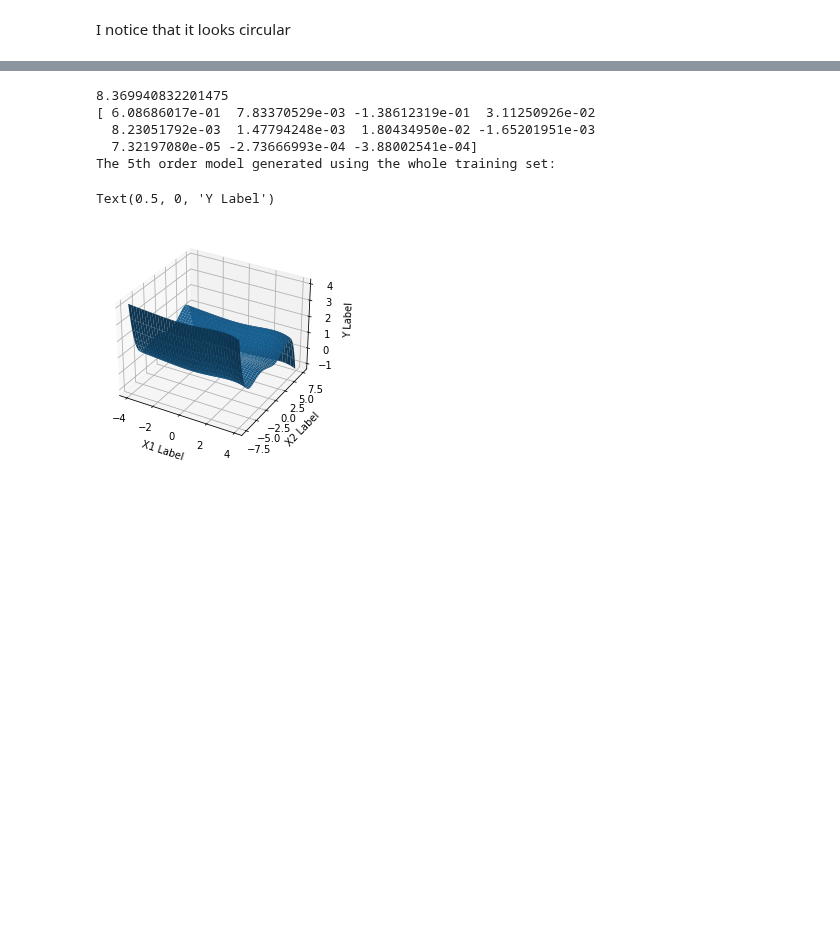
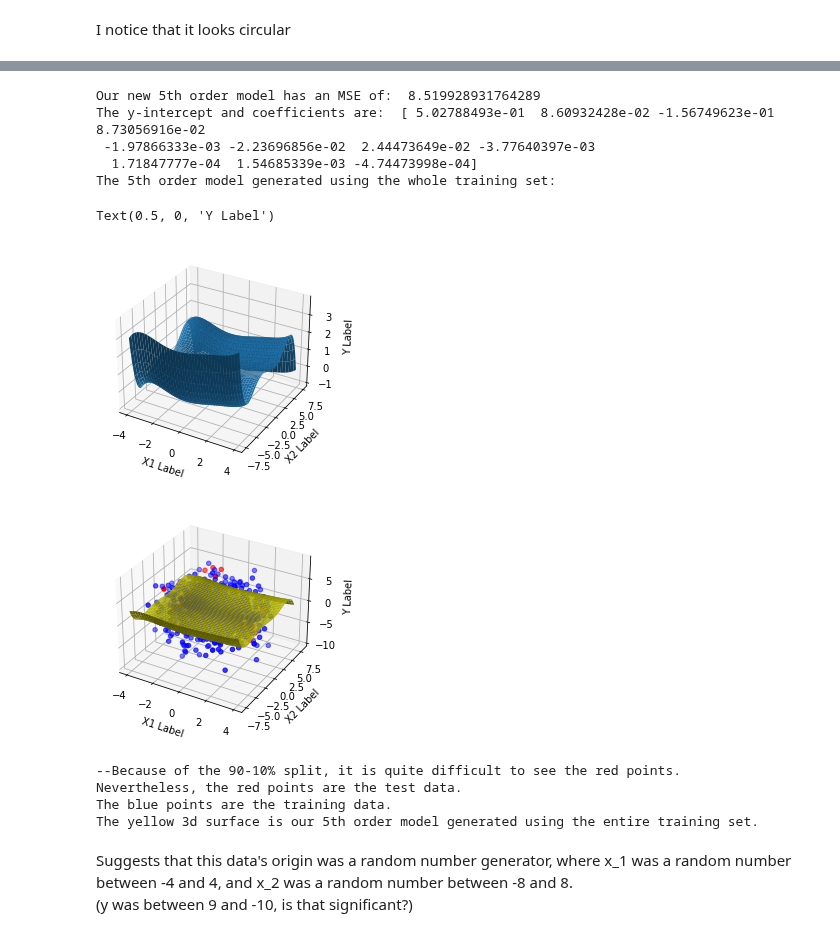
Before and after one commit to sudo-update/proj2-cpsc483, a Jupyter notebook: project2.ipynb, the cells around one changed output, grey strips where cells are left out. Cells and saved outputs as stored; diff of their text form; code cells hidden in the pictures; blank space fills up the shorter version.

```diff
--- a/project2.ipynb
+++ b/project2.ipynb
@@ -301,8 +301,8 @@ X_test = np.hstack((np.ones_like(ytest)[:, np.newaxis],xtest,xtest**2,xtest**3,x
 new_weights = np.linalg.solve(np.dot(X_train.T,X_train),np.dot(X_train.T,ytrain))
 new_pred = np.dot(X_train,new_weights)
 new_loss = ((new_pred - ytrain)**2).mean()
-print (new_loss)
-print (new_weights)
+print ("Our new 5th order model has an MSE of: ", new_loss)
+print ("The y-intercept and coefficients are: ", new_weights)
 print("The 5th order model generated using the whole training set: ")
 def polyEquation(x,y):
     return new_weights[0] + new_weights[1] * x + new_weights[2] * y + new_weights[3] * x**2 + new_weights[4] * y**2 + new_weights[5] * x**3 + new_weights[6] * y**3 + new_weights[7] * x**4 + new_weights[8] * y**4 + new_weights[9] * x**5 + new_weights[10] * y**5
@@ -318,10 +318,38 @@ ax.set_xlabel('X1 Label')
 ax.set_ylabel('X2 Label')
 ax.set_zlabel('Y Label')
 # %% [output]
-8.369940832201475
-[ 6.08686017e-01  7.83370529e-03 -1.38612319e-01  3.11250926e-02
-  8.23051792e-03  1.47794248e-03  1.80434950e-02 -1.65201951e-03
-  7.32197080e-05 -2.73666993e-04 -3.88002541e-04]
+Our new 5th order model has an MSE of:  8.519928931764289
+The y-intercept and coefficients are:  [ 5.02788493e-01  8.60932428e-02 -1.56749623e-01  8.73056916e-02
+ -1.97866333e-03 -2.23696856e-02  2.44473649e-02 -3.77640397e-03
+  1.71847777e-04  1.54685339e-03 -4.74473998e-04]
 The 5th order model generated using the whole training set:
 Text(0.5, 0, 'Y Label')
-[figure, old version]
+[figure, new version]
+# %%
+fig=plt.figure()
+ax = fig.add_subplot(projection='3d')
+ax.scatter(xtrain[:,0], xtrain[:,1], ytrain, color='b')
+ax.scatter(xtest[:,0], xtest[:,1], ytest, color='red')
+ax.set_xlabel('X1 Label')
+ax.set_ylabel('X2 Label')
+ax.set_zlabel('Y Label')
+ax.plot_surface(X,Y,Z, color='y')
+x=np.arange(-4,4,0.05)
+y=np.arange(-7.5,7.5,0.05)
+X,Y=np.meshgrid(x,y)
+z=np.array(polyEquation(np.ravel(X),np.ravel(Y)))
+Z=z.reshape(X.shape)
+plt.show()
+print ("--Because of the 90-10% split, it is quite difficult to see the red points.")
+print ("Nevertheless, the red points are the test data.")
+print ("The blue points are the training data.")
+print ("The yellow 3d surface is our 5th order model generated using the entire training set.")
+# %% [output]
+[figure, added]
+--Because of the 90-10% split, it is quite difficult to see the red points.
+Nevertheless, the red points are the test data.
+The blue points are the training data.
+The yellow 3d surface is our 5th order model generated using the entire training set.
+# %% [markdown]
+Suggests that this data's origin was a random number generator, where x_1 was a random number between -4 and 4, and x_2 was a random number between -8 and 8.<br>
+(y was between 9 and -10, is that significant?)
```
Also changed, not shown: parts of 10 cells of this notebook.
